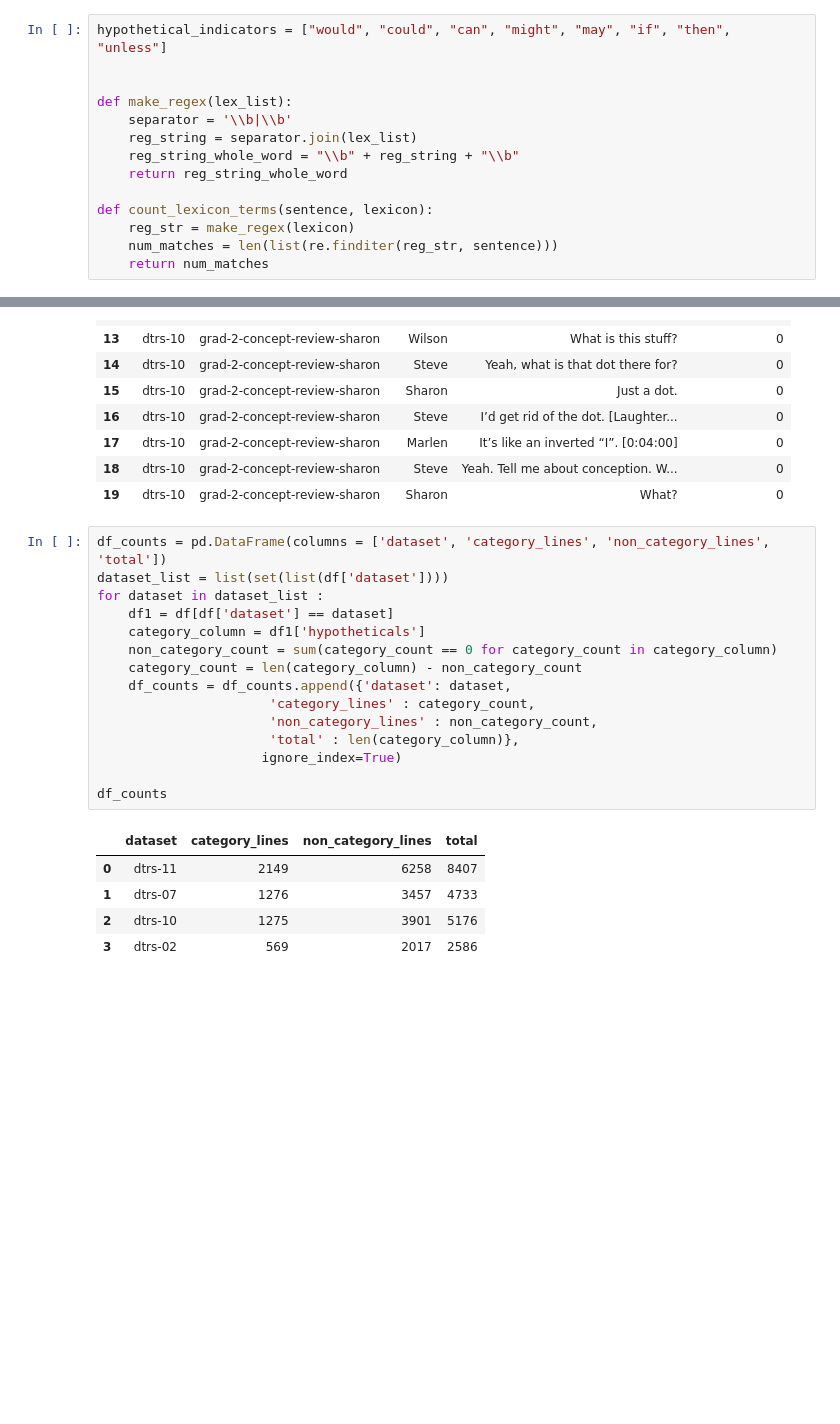
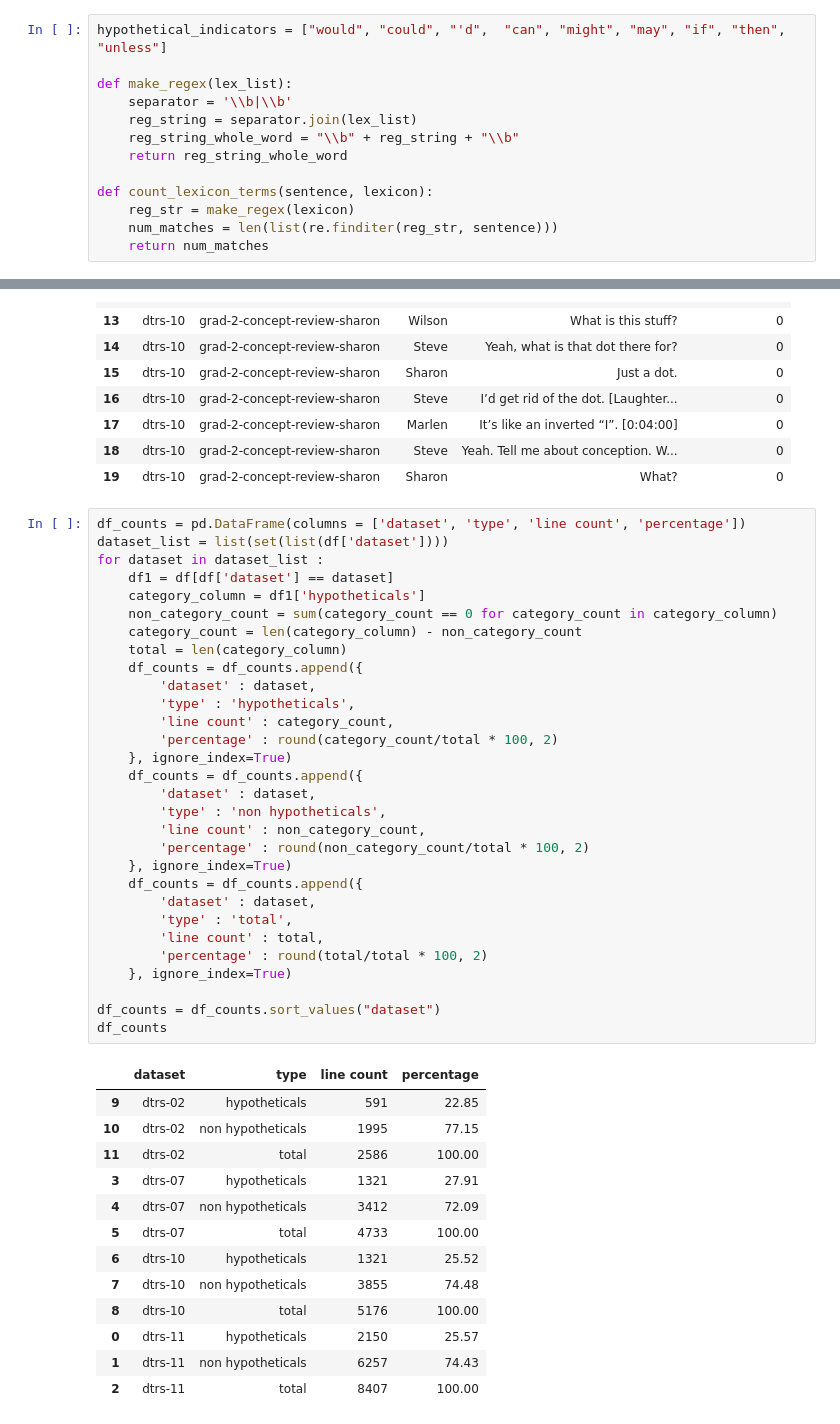
Before and after one commit to senthilchandrasegaran/dtrs_analysis, a Jupyter notebook: Non-Temporal Analysis.ipynb, the cells around one changed output, grey strips where cells are left out. Saved outputs shown, nothing was run; the diff lists cells and outputs as text; blank space fills up the shorter version.

```diff
--- a/Non-Temporal Analysis.ipynb
+++ b/Non-Temporal Analysis.ipynb
@@ -29,8 +29,7 @@ print("Read", len(files), "files and loaded", df.shape[0], "rows into the datafr
 # %% [output]
 Read 65 files and loaded 20902 rows into the dataframe.
 # %%
-hypothetical_indicators = ["would", "could", "can", "might", "may", "if", "then", "unless"]
-
+hypothetical_indicators = ["would", "could", "'d",  "can", "might", "may", "if", "then", "unless"]
 
 def make_regex(lex_list):
     separator = '\\b|\\b'
@@ -101,23 +100,46 @@ df[10:20]
 | 18 | dtrs-10 | grad-2-concept-review-sharon | Steve | Yeah. Tell me about conception. W... | 0 |
 | 19 | dtrs-10 | grad-2-concept-review-sharon | Sharon | What? | 0 |
 # %%
-df_counts = pd.DataFrame(columns = ['dataset', 'category_lines', 'non_category_lines', 'total'])
+df_counts = pd.DataFrame(columns = ['dataset', 'type', 'line count', 'percentage'])
 dataset_list = list(set(list(df['dataset'])))
 for dataset in dataset_list :
     df1 = df[df['dataset'] == dataset]
     category_column = df1['hypotheticals']
     non_category_count = sum(category_count == 0 for category_count in category_column)
     category_count = len(category_column) - non_category_count
-    df_counts = df_counts.append({'dataset': dataset,
-                      'category_lines' : category_count,
-                      'non_category_lines' : non_category_count,
-                      'total' : len(category_column)},
-                     ignore_index=True)
+    total = len(category_column)
+    df_counts = df_counts.append({
+        'dataset' : dataset,
+        'type' : 'hypotheticals',
+        'line count' : category_count,
+        'percentage' : round(category_count/total * 100, 2)
+    }, ignore_index=True)
+    df_counts = df_counts.append({
+        'dataset' : dataset,
+        'type' : 'non hypotheticals',
+        'line count' : non_category_count,
+        'percentage' : round(non_category_count/total * 100, 2)
+    }, ignore_index=True)
+    df_counts = df_counts.append({
+        'dataset' : dataset,
+        'type' : 'total',
+        'line count' : total,
+        'percentage' : round(total/total * 100, 2)
+    }, ignore_index=True)
 
+df_counts = df_counts.sort_values("dataset")
 df_counts
 # %% [output]
-|  | dataset | category_lines | non_category_lines | total |
-| 0 | dtrs-11 | 2149 | 6258 | 8407 |
-| 1 | dtrs-07 | 1276 | 3457 | 4733 |
-| 2 | dtrs-10 | 1275 | 3901 | 5176 |
-| 3 | dtrs-02 | 569 | 2017 | 2586 |
+|  | dataset | type | line count | percentage |
+| 9 | dtrs-02 | hypotheticals | 591 | 22.85 |
+| 10 | dtrs-02 | non hypotheticals | 1995 | 77.15 |
+| 11 | dtrs-02 | total | 2586 | 100.00 |
+| 3 | dtrs-07 | hypotheticals | 1321 | 27.91 |
+| 4 | dtrs-07 | non hypotheticals | 3412 | 72.09 |
+| 5 | dtrs-07 | total | 4733 | 100.00 |
+| 6 | dtrs-10 | hypotheticals | 1321 | 25.52 |
+| 7 | dtrs-10 | non hypotheticals | 3855 | 74.48 |
+| 8 | dtrs-10 | total | 5176 | 100.00 |
+| 0 | dtrs-11 | hypotheticals | 2150 | 25.57 |
+| 1 | dtrs-11 | non hypotheticals | 6257 | 74.43 |
+| 2 | dtrs-11 | total | 8407 | 100.00 |
```
Also changed, not shown: parts of 6 cells of this notebook, 2 other files.
